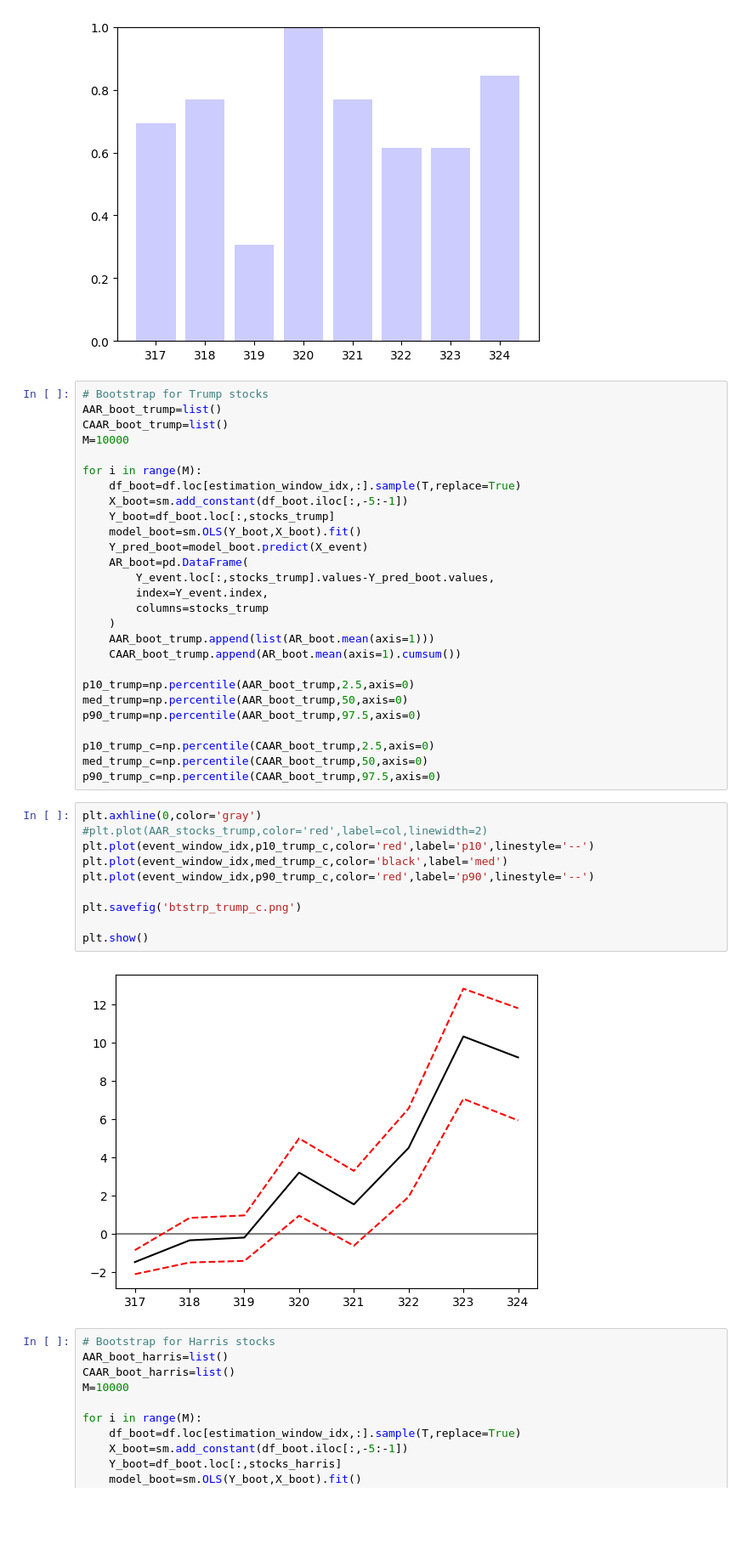
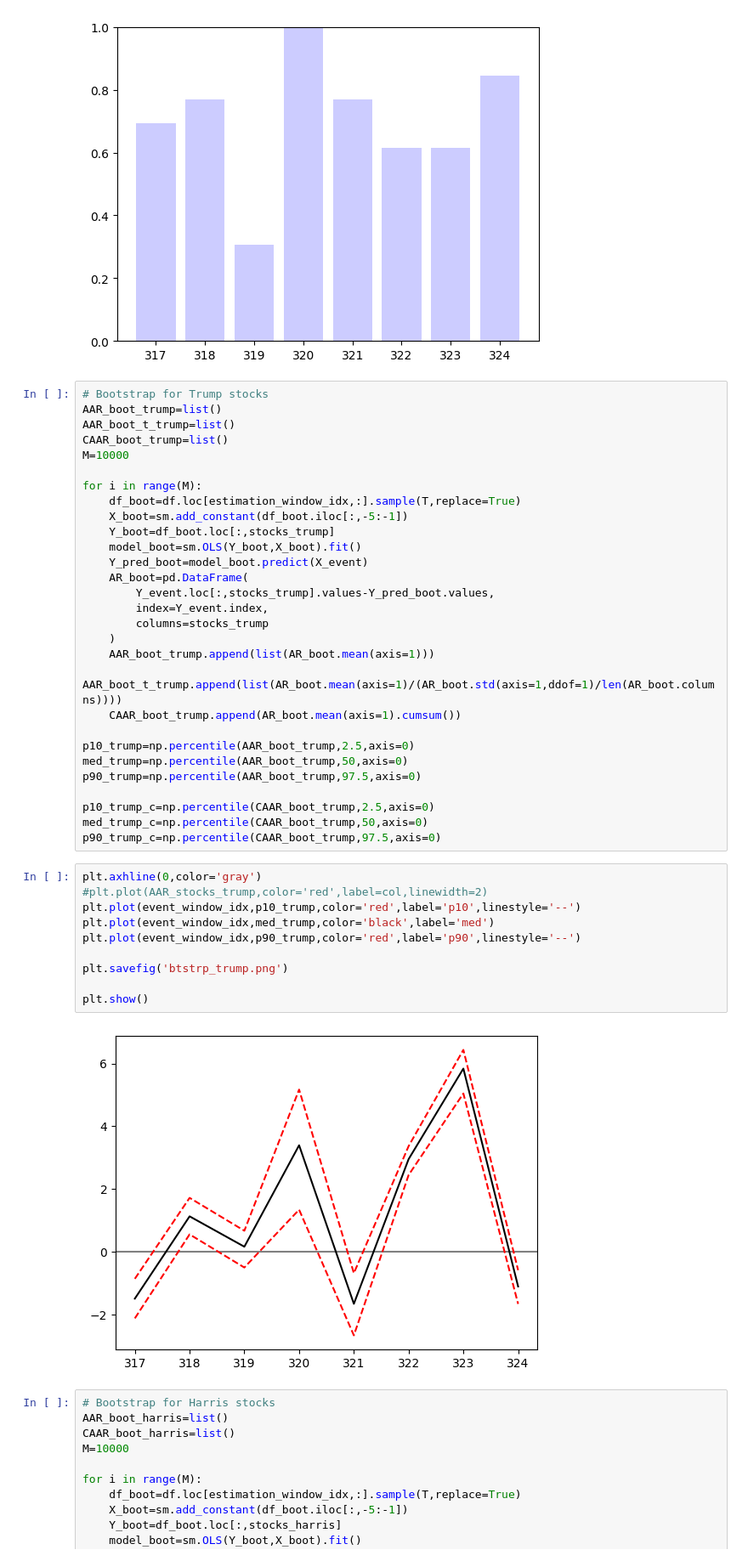
Before and after one commit to orsimarcell/Trump-effect-on-US-stocks, a Jupyter notebook: event_study.ipynb, the cells around one changed output. Shown: that part at 85% size. Drawn from its saved outputs; the diff is of its cells as text; blank space fills up the shorter version.

```diff
--- a/event_study.ipynb
+++ b/event_study.ipynb
@@ -188,6 +203,7 @@ plt.show()
 # %%
 # Bootstrap for Trump stocks
 AAR_boot_trump=list()
+AAR_boot_t_trump=list()
 CAAR_boot_trump=list()
 M=10000
 
@@ -203,6 +219,7 @@ for i in range(M):
         columns=stocks_trump
     )
     AAR_boot_trump.append(list(AR_boot.mean(axis=1)))
+    AAR_boot_t_trump.append(list(AR_boot.mean(axis=1)/(AR_boot.std(axis=1,ddof=1)/len(AR_boot.columns))))
     CAAR_boot_trump.append(AR_boot.mean(axis=1).cumsum())
 
 p10_trump=np.percentile(AAR_boot_trump,2.5,axis=0)
@@ -215,15 +232,15 @@ p90_trump_c=np.percentile(CAAR_boot_trump,97.5,axis=0)
 # %%
 plt.axhline(0,color='gray')
 #plt.plot(AAR_stocks_trump,color='red',label=col,linewidth=2)
-plt.plot(event_window_idx,p10_trump_c,color='red',label='p10',linestyle='--')
-plt.plot(event_window_idx,med_trump_c,color='black',label='med')
-plt.plot(event_window_idx,p90_trump_c,color='red',label='p90',linestyle='--')
+plt.plot(event_window_idx,p10_trump,color='red',label='p10',linestyle='--')
+plt.plot(event_window_idx,med_trump,color='black',label='med')
+plt.plot(event_window_idx,p90_trump,color='red',label='p90',linestyle='--')
 
-plt.savefig('btstrp_trump_c.png')
+plt.savefig('btstrp_trump.png')
 
 plt.show()
 # %% [output]
-[figure, old version]
+[figure, new version]
 # %%
 # Bootstrap for Harris stocks
 AAR_boot_harris=list()
```
Also changed, not shown: parts of 7 cells of this notebook, 8 other files.
